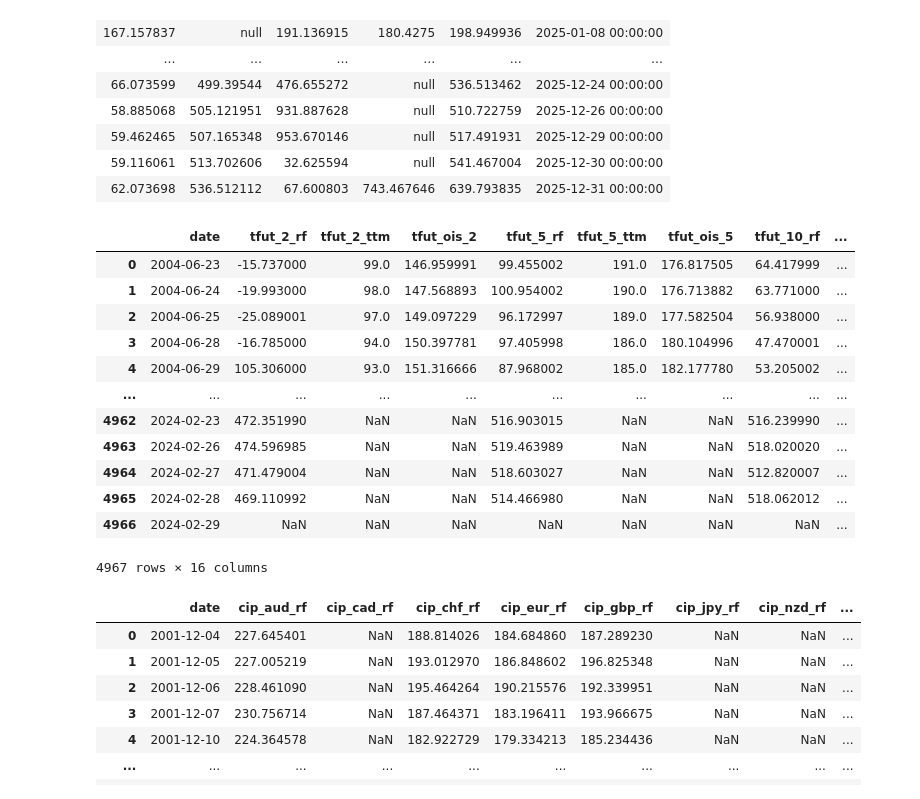
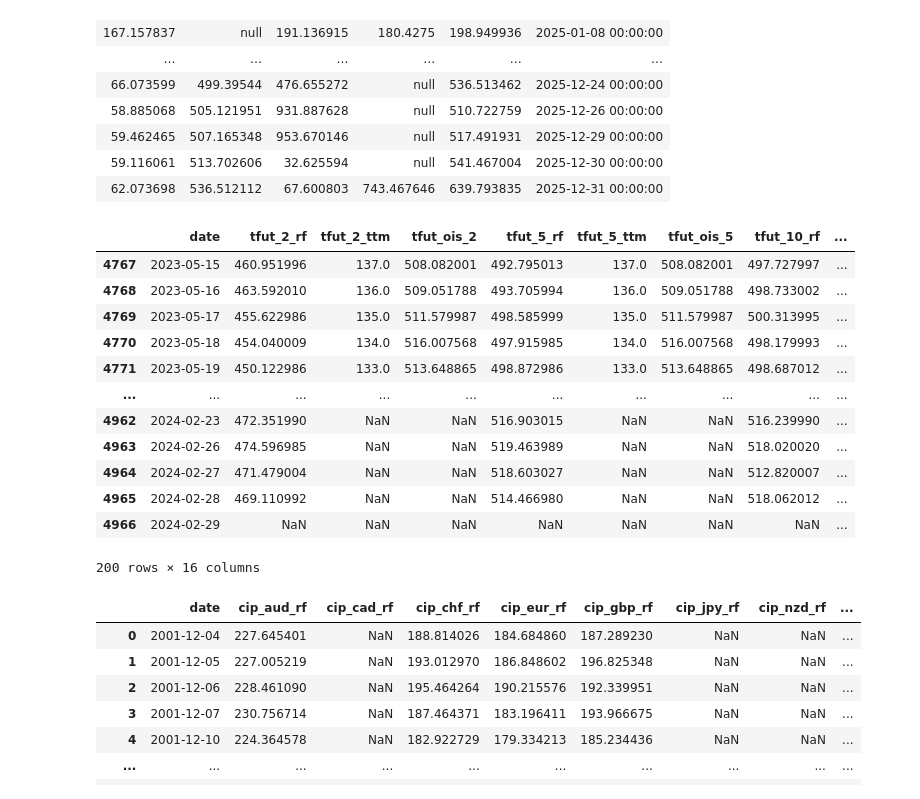
Before and after one commit to maxz073/p10_Siriwardane_et_al_2026, a Jupyter notebook: src/check.ipynb, the cells around one changed output. Cells and saved outputs as stored; diff of their text form; code cells hidden in the pictures.

```diff
--- a/src/check.ipynb
+++ b/src/check.ipynb
@@ -166,23 +231,23 @@ shape: (249, 6)
 # %%
 import pandas as pd
 
 # Try reading the file using pandas.read_stata (since the extension is .dta, likely Stata format)
 df_sf_rf = pd.read_stata("../data_manual/treasury_sf_implied_rf.dta")
-df_sf_rf
+df_sf_rf.tail(200)
 # %% [output]
 |  | date | tfut_2_rf | tfut_2_ttm | tfut_ois_2 | tfut_5_rf | tfut_5_ttm | tfut_ois_5 | tfut_10_rf | ... |
-| 0 | 2004-06-23 | -15.737000 | 99.0 | 146.959991 | 99.455002 | 191.0 | 176.817505 | 64.417999 | ... |
-| 1 | 2004-06-24 | -19.993000 | 98.0 | 147.568893 | 100.954002 | 190.0 | 176.713882 | 63.771000 | ... |
-| 2 | 2004-06-25 | -25.089001 | 97.0 | 149.097229 | 96.172997 | 189.0 | 177.582504 | 56.938000 | ... |
-| 3 | 2004-06-28 | -16.785000 | 94.0 | 150.397781 | 97.405998 | 186.0 | 180.104996 | 47.470001 | ... |
-| 4 | 2004-06-29 | 105.306000 | 93.0 | 151.316666 | 87.968002 | 185.0 | 182.177780 | 53.205002 | ... |
+| 4767 | 2023-05-15 | 460.951996 | 137.0 | 508.082001 | 492.795013 | 137.0 | 508.082001 | 497.727997 | ... |
+| 4768 | 2023-05-16 | 463.592010 | 136.0 | 509.051788 | 493.705994 | 136.0 | 509.051788 | 498.733002 | ... |
+| 4769 | 2023-05-17 | 455.622986 | 135.0 | 511.579987 | 498.585999 | 135.0 | 511.579987 | 500.313995 | ... |
+| 4770 | 2023-05-18 | 454.040009 | 134.0 | 516.007568 | 497.915985 | 134.0 | 516.007568 | 498.179993 | ... |
+| 4771 | 2023-05-19 | 450.122986 | 133.0 | 513.648865 | 498.872986 | 133.0 | 513.648865 | 498.687012 | ... |
 | ... | ... | ... | ... | ... | ... | ... | ... | ... | ... |
 | 4962 | 2024-02-23 | 472.351990 | NaN | NaN | 516.903015 | NaN | NaN | 516.239990 | ... |
 | 4963 | 2024-02-26 | 474.596985 | NaN | NaN | 519.463989 | NaN | NaN | 518.020020 | ... |
 | 4964 | 2024-02-27 | 471.479004 | NaN | NaN | 518.603027 | NaN | NaN | 512.820007 | ... |
 | 4965 | 2024-02-28 | 469.110992 | NaN | NaN | 514.466980 | NaN | NaN | 518.062012 | ... |
 | 4966 | 2024-02-29 | NaN | NaN | NaN | NaN | NaN | NaN | NaN | ... |
-4967 rows × 16 columns
+200 rows × 16 columns
 # %%
 # Load arbitrage implied rf (wide)
 df_arb_implied_rf = pd.read_stata("../data_manual/arbitrage_implied_rf_wide.dta")
```
Also changed, not shown: parts of 6 cells of this notebook, 1 other file.
